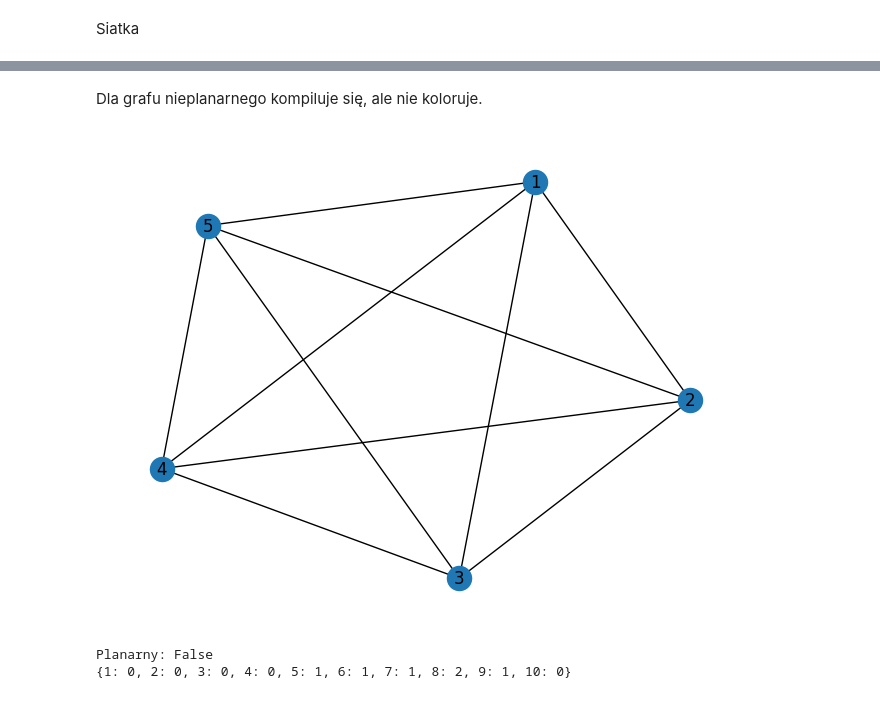
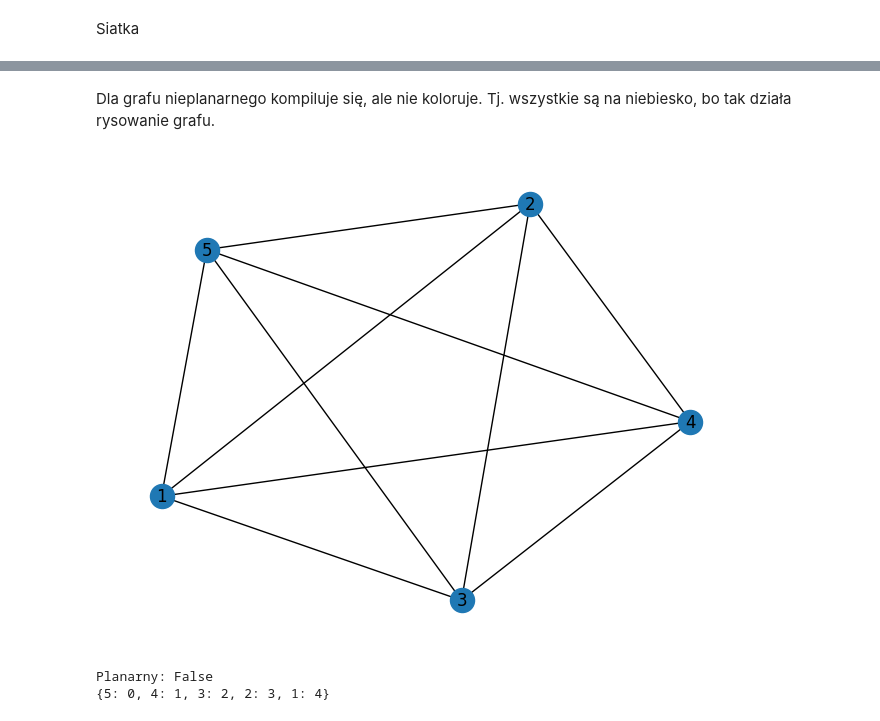
Before and after one commit to pgordin/OptDisc2026, a Jupyter notebook: projekt_kolorowanie_grafu_planarnego_poprawione.ipynb, the cells around one changed output, grey strips where cells are left out. Cells and saved outputs as stored; diff of their text form; code cells hidden in the pictures.

```diff
--- a/projekt_kolorowanie_grafu_planarnego_poprawione.ipynb
+++ b/projekt_kolorowanie_grafu_planarnego_poprawione.ipynb
@@ -499,43 +509,3 @@ print(is_planar(g))
 True
 # %% [markdown]
 Teraz działa, ponieważ przed przypisaniem koloru sprawdzane są wszystkie poprzednie wierzchołki.
-# %%
-def kolorowanie(graph):
-    #wierzchołki
-    vertices = graph.vertices()
-    #kolorowanie
-    coloring = {}
-
-    def solve(i):
-      # wszystkie wierzchołki zostały pokolorowane kontrintuicyjnie jest to na początku nie na końcu
-        if i == len(vertices):
-            return True
-        # aktualny wierzchołek
-        v = vertices[i]
-
-        # próba przypisania jednego z 5 kolorów
-        for color in range(5):
-
-            ok = True
-            # sprawdzenie konfliktów z sąsiadami
-            for u in graph.graph[v]:
-
-                if u in coloring and coloring[u] == color:
-                    ok = False
-                    break
-             # jeśli kolor jest poprawny
-            if ok:
-
-                coloring[v] = color
-
-                if solve(i + 1):
-                    return True
-            #backtracking
-                del coloring[v]
-      #jeśli się nie da pokolorować
-        return False
-
-    if solve(0):
-        return coloring
-
-    return None
@@ -692,22 +737,22 @@ Czas działania: 0.06561 s
 # %% [markdown]
-Dla grafu nieplanarnego kompiluje się, ale nie koloruje.
+Dla grafu nieplanarnego kompiluje się, ale nie koloruje. Tj. wszystkie są na niebiesko, bo tak działa rysowanie grafu.
 # %%
 K5 = Graph()
 
 vertices = [1,2,3,4,5]
 #klika najprościej bez używania gotowych funkcji
 for i in vertices:
     for j in vertices:
         if i < j:
             K5.add_edge((i,j))
 
 K5.plot()
 
 print("Planarny:", is_planar(K5))
-coloring = kolorowanie(g)
+coloring = kolorowanie(K5)
 
 print(coloring)
 # %% [output]
-[figure, old version]
+[figure, new version]
 Planarny: False
-{1: 0, 2: 0, 3: 0, 4: 0, 5: 1, 6: 1, 7: 1, 8: 2, 9: 1, 10: 0}
+{5: 0, 4: 1, 3: 2, 2: 3, 1: 4}
```
Also changed, not shown: parts of 10 cells of this notebook.
